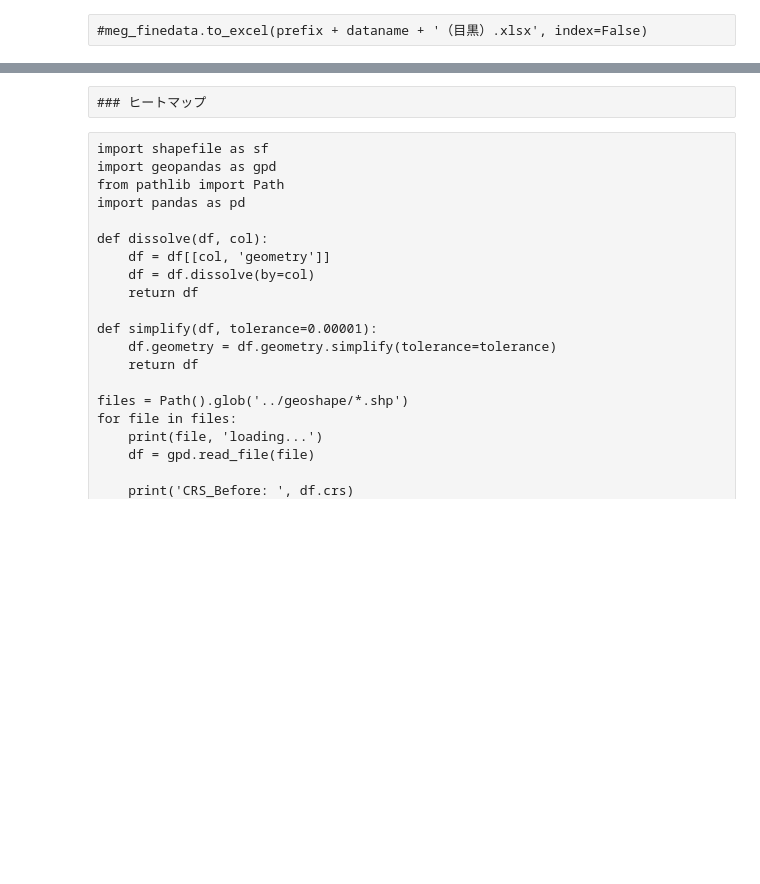
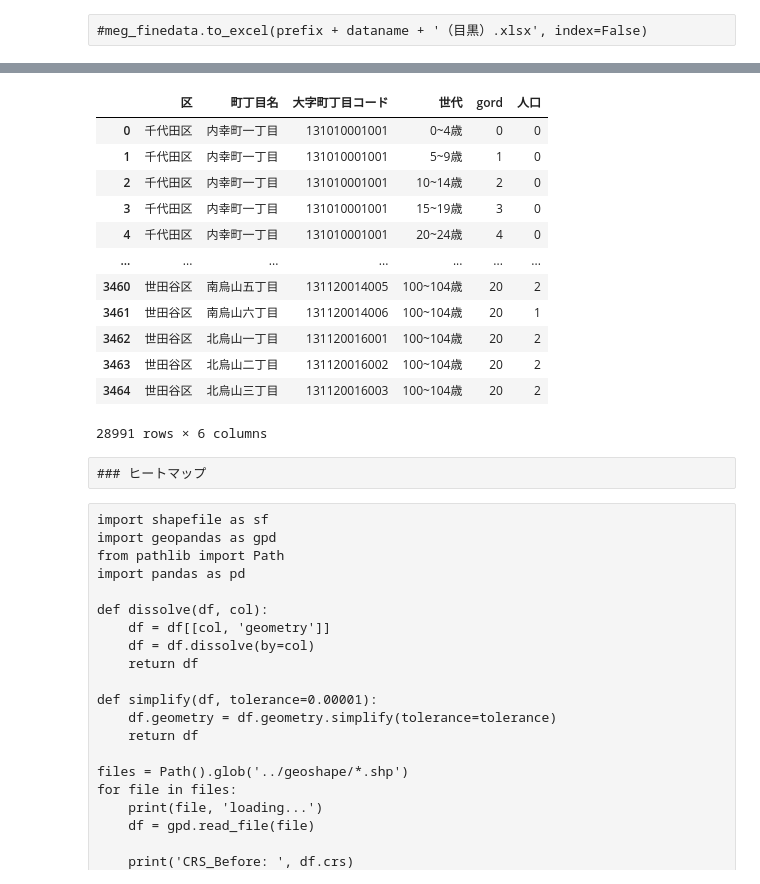
Before and after one commit to MasaoMori/Tokyo_Ward_Assembly_Election, a Jupyter notebook: jupyter/Population_age-ver2.ipynb, the cells around one changed output, grey strips where cells are left out. Saved outputs shown, nothing was run; the diff lists cells and outputs as text; code cells hidden in the pictures; blank space fills up the shorter version.

```diff
--- a/jupyter/Population_age-ver2.ipynb
+++ b/jupyter/Population_age-ver2.ipynb
@@ -532,0 +725,37 @@ final.to_excel(prefix+"final.xlsx",index=False)
+# %%
+#　エラーが出る町丁目名
+final['町丁目名'] = final['町丁目名'].str.replace('松濤','松涛')
+final['町丁目名'] = final['町丁目名'].str.replace('鶯谷町','鴬谷町')
+# %%
+final = final.astype({'大字町丁目コード':str})
+# %%
+d2k = {
+    '１丁':'一丁',
+    '２丁':'二丁',
+    '３丁':'三丁',
+    '４丁':'四丁',
+    '５丁':'五丁',
+    '６丁':'六丁',
+    '７丁':'七丁',
+    '８丁':'八丁',
+    '９丁':'九丁'
+}
+
+for i in d2k.keys():
+    final['町丁目名']=final['町丁目名'].str.replace(i,d2k[i])
+# %%
+final
+# %% [output]
+|  | 区 | 町丁目名 | 大字町丁目コード | 世代 | gord | 人口 |
+| 0 | 千代田区 | 内幸町一丁目 | 131010001001 | 0~4歳 | 0 | 0 |
+| 1 | 千代田区 | 内幸町一丁目 | 131010001001 | 5~9歳 | 1 | 0 |
+| 2 | 千代田区 | 内幸町一丁目 | 131010001001 | 10~14歳 | 2 | 0 |
+| 3 | 千代田区 | 内幸町一丁目 | 131010001001 | 15~19歳 | 3 | 0 |
+| 4 | 千代田区 | 内幸町一丁目 | 131010001001 | 20~24歳 | 4 | 0 |
+| ... | ... | ... | ... | ... | ... | ... |
+| 3460 | 世田谷区 | 南烏山五丁目 | 131120014005 | 100~104歳 | 20 | 2 |
+| 3461 | 世田谷区 | 南烏山六丁目 | 131120014006 | 100~104歳 | 20 | 1 |
+| 3462 | 世田谷区 | 北烏山一丁目 | 131120016001 | 100~104歳 | 20 | 2 |
+| 3463 | 世田谷区 | 北烏山二丁目 | 131120016002 | 100~104歳 | 20 | 2 |
+| 3464 | 世田谷区 | 北烏山三丁目 | 131120016003 | 100~104歳 | 20 | 2 |
+28991 rows × 6 columns
```
Also changed, not shown: parts of 95 cells of this notebook, 35 other files.
